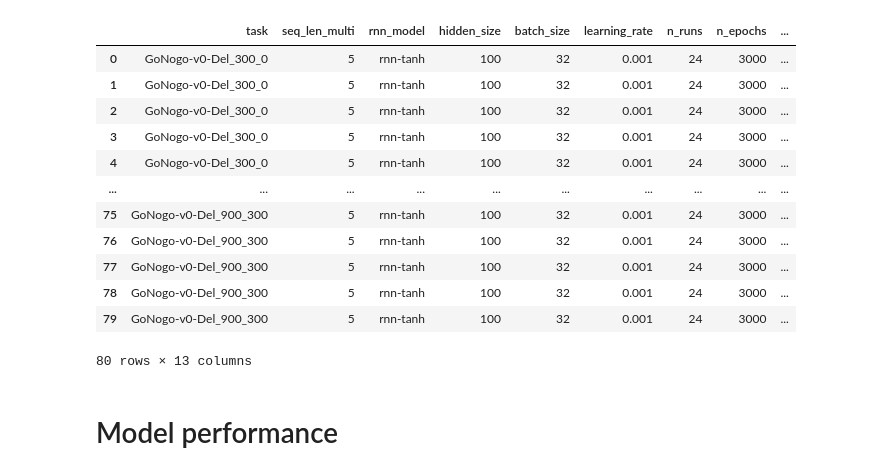
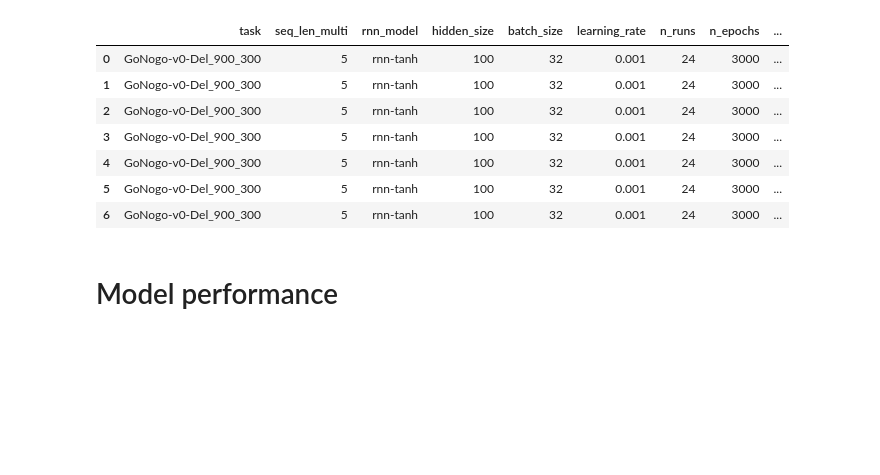
Before and after one commit to LindenParkesLab/neuro_rnn, a Jupyter notebook: scripts/results_rnn_accuracy.ipynb, the cells around one changed output. Saved outputs shown, nothing was run; the diff lists cells and outputs as text; code cells hidden in the pictures; blank space fills up the shorter version.

```diff
--- a/scripts/results_rnn_accuracy.ipynb
+++ b/scripts/results_rnn_accuracy.ipynb
@@ -28,45 +28,43 @@ save_figs = False
 # %%
 # directories
 username = os.getenv('USER')
 if sys.platform == 'darwin':
     if username == 'ahmad':
         datadir = '/Users/ahmad/software/snaplab_github/neuro_rnn/data'
         modeldir = '/Users/ahmad/data/rutgers/neuro_rnn/results/pytorch/model'
         outdir = modeldir
 elif sys.platform == 'linux':
     datadir = '/home/lindenmp/research_projects/neuro_rnn/data'
     modeldir = '/media/lindenmp/storage_ssd/research_projects/neuro_rnn/results/model_cpu'
     outdir = '/home/lindenmp/research_projects/neuro_rnn/results/figs'
 
-model_params_file = os.path.join(datadir, 'model_params_gng_4x4_adj_lambda.csv')
+model_params_file = os.path.join(datadir, 'model_params_gng_compare_rescale_orig.csv')
+# model_params_file = os.path.join(datadir, 'model_params_gng_compare_rescale_lambda.csv')
+# model_params_file = os.path.join(datadir, 'model_params_gng_compare_mean.csv')
+# model_params_file = os.path.join(datadir, 'model_params_gng_compare_uniform.csv')
 model_params = utils.load_params_csv(model_params_file)
 
 # data parameters
 dt = 100
 
 # are we plotting results for all tasks in the list?
 rows_to_plot = []
-# rows_to_plot = list(np.arange(15))
+# rows_to_plot = list(np.arange(10))
 # rows_to_plot = list(np.arange(40,60))
 # rows_to_plot = list(np.concatenate((np.arange(30),np.arange(45,60))))
 if rows_to_plot:
     model_params = model_params.iloc[rows_to_plot]
 
 model_params
 # %% [output]
 |  | task | seq_len_multi | rnn_model | hidden_size | batch_size | learning_rate | n_runs | n_epochs | ... |
-| 0 | GoNogo-v0-Del_300_0 | 5 | rnn-tanh | 100 | 32 | 0.001 | 24 | 3000 | ... |
-| 1 | GoNogo-v0-Del_300_0 | 5 | rnn-tanh | 100 | 32 | 0.001 | 24 | 3000 | ... |
-| 2 | GoNogo-v0-Del_300_0 | 5 | rnn-tanh | 100 | 32 | 0.001 | 24 | 3000 | ... |
-| 3 | GoNogo-v0-Del_300_0 | 5 | rnn-tanh | 100 | 32 | 0.001 | 24 | 3000 | ... |
-| 4 | GoNogo-v0-Del_300_0 | 5 | rnn-tanh | 100 | 32 | 0.001 | 24 | 3000 | ... |
-| ... | ... | ... | ... | ... | ... | ... | ... | ... | ... |
-| 75 | GoNogo-v0-Del_900_300 | 5 | rnn-tanh | 100 | 32 | 0.001 | 24 | 3000 | ... |
-| 76 | GoNogo-v0-Del_900_300 | 5 | rnn-tanh | 100 | 32 | 0.001 | 24 | 3000 | ... |
-| 77 | GoNogo-v0-Del_900_300 | 5 | rnn-tanh | 100 | 32 | 0.001 | 24 | 3000 | ... |
-| 78 | GoNogo-v0-Del_900_300 | 5 | rnn-tanh | 100 | 32 | 0.001 | 24 | 3000 | ... |
-| 79 | GoNogo-v0-Del_900_300 | 5 | rnn-tanh | 100 | 32 | 0.001 | 24 | 3000 | ... |
+| 0 | GoNogo-v0-Del_900_300 | 5 | rnn-tanh | 100 | 32 | 0.001 | 24 | 3000 | ... |
+| 1 | GoNogo-v0-Del_900_300 | 5 | rnn-tanh | 100 | 32 | 0.001 | 24 | 3000 | ... |
+| 2 | GoNogo-v0-Del_900_300 | 5 | rnn-tanh | 100 | 32 | 0.001 | 24 | 3000 | ... |
+| 3 | GoNogo-v0-Del_900_300 | 5 | rnn-tanh | 100 | 32 | 0.001 | 24 | 3000 | ... |
+| 4 | GoNogo-v0-Del_900_300 | 5 | rnn-tanh | 100 | 32 | 0.001 | 24 | 3000 | ... |
+| 5 | GoNogo-v0-Del_900_300 | 5 | rnn-tanh | 100 | 32 | 0.001 | 24 | 3000 | ... |
+| 6 | GoNogo-v0-Del_900_300 | 5 | rnn-tanh | 100 | 32 | 0.001 | 24 | 3000 | ... |
-80 rows × 13 columns
 # %% [markdown]
 # Model performance
 # %%
```
Also changed, not shown: parts of 1 cell of this notebook, 4 other files.
